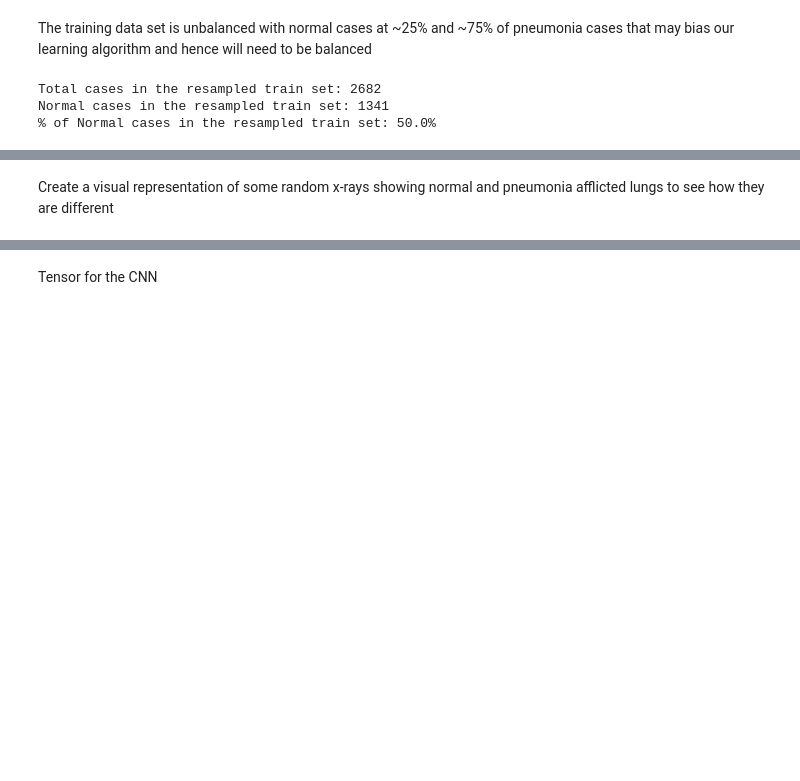
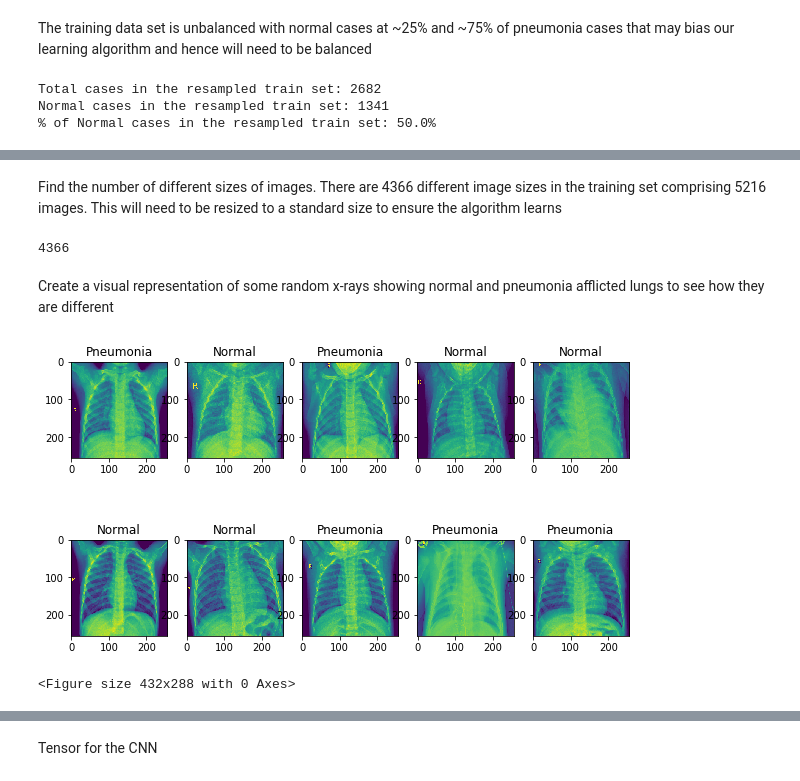
Before and after one commit to ravi-gopalan/predicting_pneumonia, a Jupyter notebook: chest_xray_predictions_cnn.ipynb, the cells around one changed output, grey strips where cells are left out. Drawn from its saved outputs; the diff is of its cells as text; code cells hidden in the pictures; blank space fills up the shorter version.

```diff
--- a/chest_xray_predictions_cnn.ipynb
+++ b/chest_xray_predictions_cnn.ipynb
@@ -286,3 +336,11 @@ print('% of Normal cases in the resampled train set: {:.1%}'.format(np.count_non
 Total cases in the resampled train set: 2682
 Normal cases in the resampled train set: 1341
 % of Normal cases in the resampled train set: 50.0%
+# %%
+# create a function to determine the label of the case from the name of the image
+def normal_or_pneumonia(name):
+  if name.__contains__('NORMAL'):
+    case = 'Normal'
+  else:
+    case = 'Pneumonia'
+  return case
@@ -289,2 +358,37 @@ Normal cases in the resampled train set: 1341
+# %% [markdown]
+Find the number of different sizes of images. There are 4366 different image sizes in the training set comprising 5216 images. This will need to be resized to a standard size to ensure the algorithm learns
+# %%
+image_sizes = []
+for pic in range(len(train_files)):
+  image_sizes.append(image.load_img(np.squeeze(train_files,axis=None)[pic]).size)
+df_image_sizes = pd.DataFrame(image_sizes, columns=['first','second'])
+df_image_sizes['size'] = '('+df_image_sizes['first'].map(str)+','+df_image_sizes['second'].map(str)+')'
+df_image_sizes['size'].nunique()
+# %% [output]
+4366
 # %% [markdown]
 Create a visual representation of some random x-rays showing normal and pneumonia afflicted lungs to see how they are different
+# %%
+%matplotlib inline
+
+grid_height = 2
+grid_width = 5
+
+fig_b = plt.figure(figsize=(10,6))
+gs_b = gridspec.GridSpec(grid_height, grid_width)
+
+np.random.randint(0,2682)
+[image.load_img(np.squeeze(train_files_rebalanced,axis=None)[np.random.randint(0,2682)], target_size=(256, 256)),\
+                         normal_or_pneumonia(np.squeeze(train_files_rebalanced,axis=None)[np.random.randint(0,2682)])]
+
+for row in range(grid_height):
+  for col in range(grid_width):
+    plt.subplot(gs_b[row, col])
+    plt.title(normal_or_pneumonia(np.squeeze(train_files_rebalanced,axis=None)[np.random.randint(0,2682)]))
+    plt.imshow(image.load_img(np.squeeze(train_files_rebalanced,axis=None)[np.random.randint(0,2682)], target_size=(256, 256)).convert('L'))
+
+plt.show()
+plt.savefig('saved_models/sample_images.png')
+# %% [output]
+[figure, added]
+<Figure size 432x288 with 0 Axes>
```
Also changed, not shown: parts of 63 cells of this notebook.
